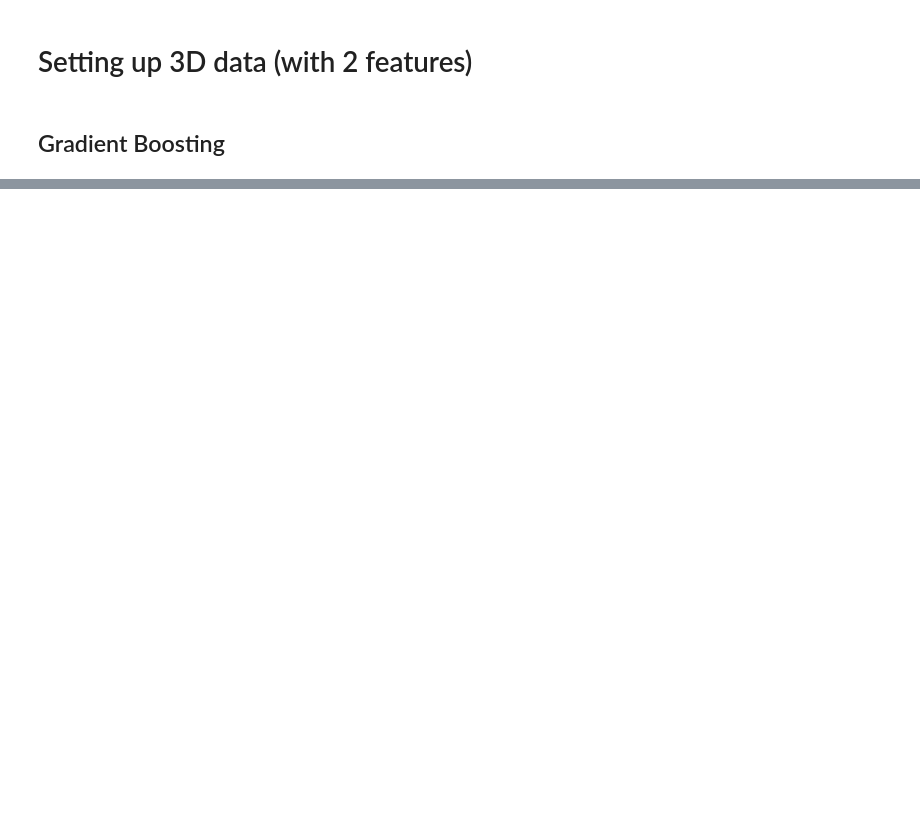
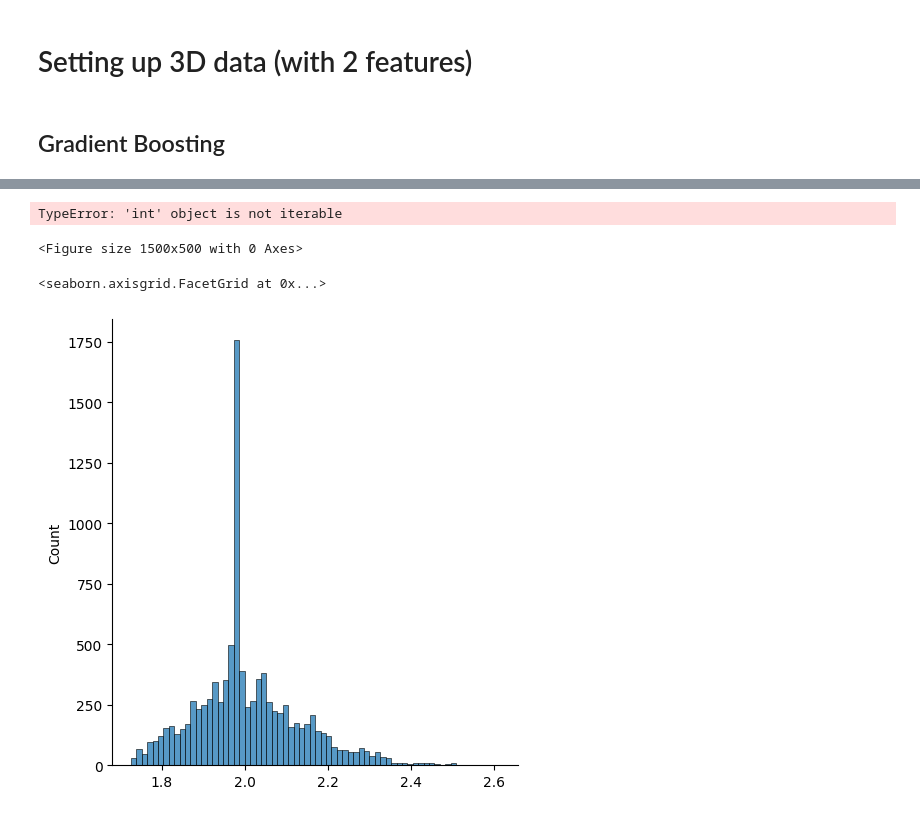
Before and after one commit to andre-b-fernandes/gradient-boosting-trees, a Jupyter notebook: main.ipynb, the cells around one changed output, grey strips where cells are left out. Saved outputs shown, nothing was run; the diff lists cells and outputs as text; code cells hidden in the pictures; blank space fills up the shorter version.

```diff
--- a/main.ipynb
+++ b/main.ipynb
@@ -117,0 +118,2 @@ array([1.        , 0.99995   , 0.99980001, ..., 0.43528269, 0.42625814,
+# %%
+gradient_boosting2.fit(points=X, labels=Y, n_iterations=200)
@@ -117,0 +122,2 @@ array([1.        , 0.99995   , 0.99980001, ..., 0.43528269, 0.42625814,
+# %%
+gb_predictions2 = gradient_boosting2.predict(points=X)
@@ -117,0 +134,14 @@ array([1.        , 0.99995   , 0.99980001, ..., 0.43528269, 0.42625814,
+# %%
+
+plt.figure(figsize=(15, 5))
+
+data = pd.DataFrame(index=X.ravel(), data=list(zip(Y, gb_predictions, gb_predictions2)), columns=["True Y", "Gradient Boosting SQ" , "Gradient Boosting  Sigmoid" ])
+sns.lineplot(data=data)
+# %% [output]
+TypeError: 'int' object is not iterable
+<Figure size 1500x500 with 0 Axes>
+# %%
+sns.displot(gb_predictions2)
+# %% [output]
+<seaborn.axisgrid.FacetGrid at 0x...>
+[figure, added]
```
Also changed, not shown: parts of 30 cells of this notebook, 11 other files.
